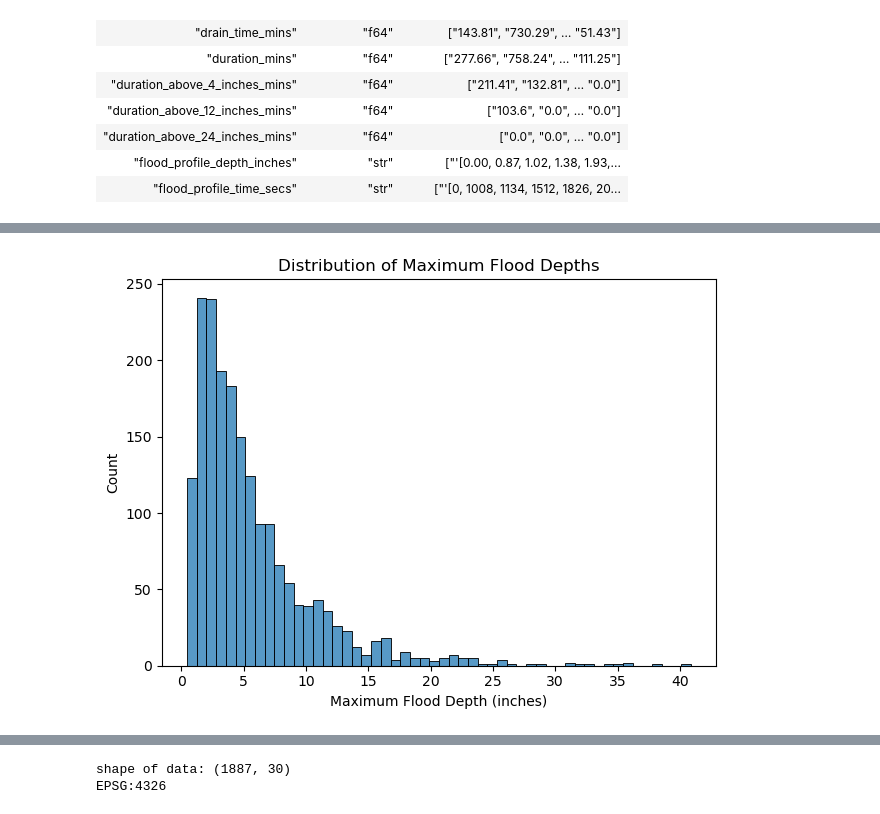
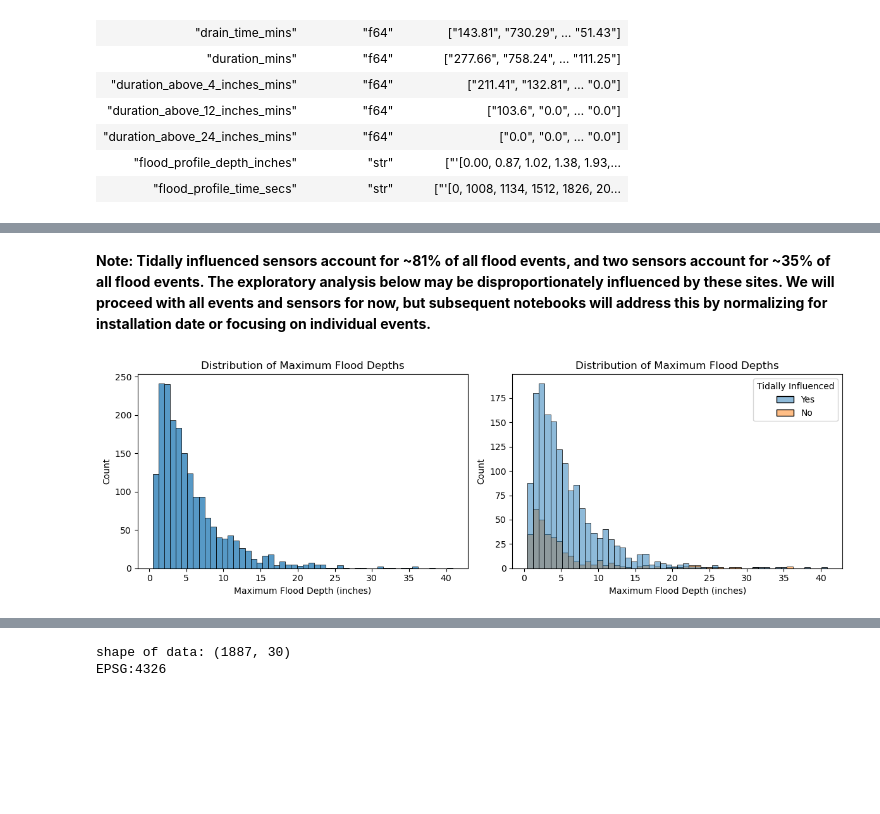
Before and after one commit to mebauer/floodnet-nyc-tutorial, a Jupyter notebook: 01-load-inspect.ipynb, the cells around one changed output, grey strips where cells are left out. Drawn from its saved outputs; the diff is of its cells as text; code cells hidden in the pictures; blank space fills up the shorter version.

Commit message:
finalize load and inspect notebook

```diff
--- a/01-load-inspect.ipynb
+++ b/01-load-inspect.ipynb
@@ -168,0 +220,8 @@ shape: (9, 17)
+# %%
+# oldest sensor in network
+(metadata_df.sort(by="date_installed")
+    .head(1)
+    .transpose(
+        include_header=True,
+        header_name="column", column_names=["value"])
+)
@@ -168,0 +248,8 @@ shape: (9, 17)
+# %%
+# newest sensor in network
+(metadata_df.sort(by="date_installed", descending=True)
+    .head(1)
+    .transpose(
+        include_header=True,
+        header_name="column", column_names=["value"])
+)
@@ -609,11 +937,29 @@ shape: (10, 2)
+# %% [markdown]
+**Note: Tidally influenced sensors account for ~81% of all flood events, and two sensors account for ~35% of all flood events. The exploratory analysis below may be disproportionately influenced by these sites. We will proceed with all events and sensors for now, but subsequent notebooks will address this by normalizing for installation date or focusing on individual events.**
 # %%
-sns.histplot(merged_df['max_depth_inches'])
+fig, axs = plt.subplots(1, 2, figsize=(12, 4))
 
-plt.title('Distribution of Maximum Flood Depths')
-plt.xlabel('Maximum Flood Depth (inches)')
-plt.ylabel('Count')
+sns.histplot(
+    merged_df['max_depth_inches'],
+    ax=axs[0]
+)
 
-plt.tight_layout()
+axs[0].set_title('Distribution of Maximum Flood Depths')
+axs[0].set_xlabel('Maximum Flood Depth (inches)')
+axs[0].set_ylabel('Count')
+
+sns.histplot(
+    data=merged_df,
+    x='max_depth_inches',
+    hue="tidally_influenced",
+    ax=axs[1])
+
+axs[1].set_title('Distribution of Maximum Flood Depths')
+axs[1].set_xlabel('Maximum Flood Depth (inches)')
+axs[1].set_ylabel('Count')
+axs[1].get_legend().set_title("Tidally Influenced")
+
+fig.tight_layout()
 # %% [output]
-[figure, old version]
+[figure, new version]
 # %%
```
Also changed, not shown: parts of 56 cells of this notebook.
